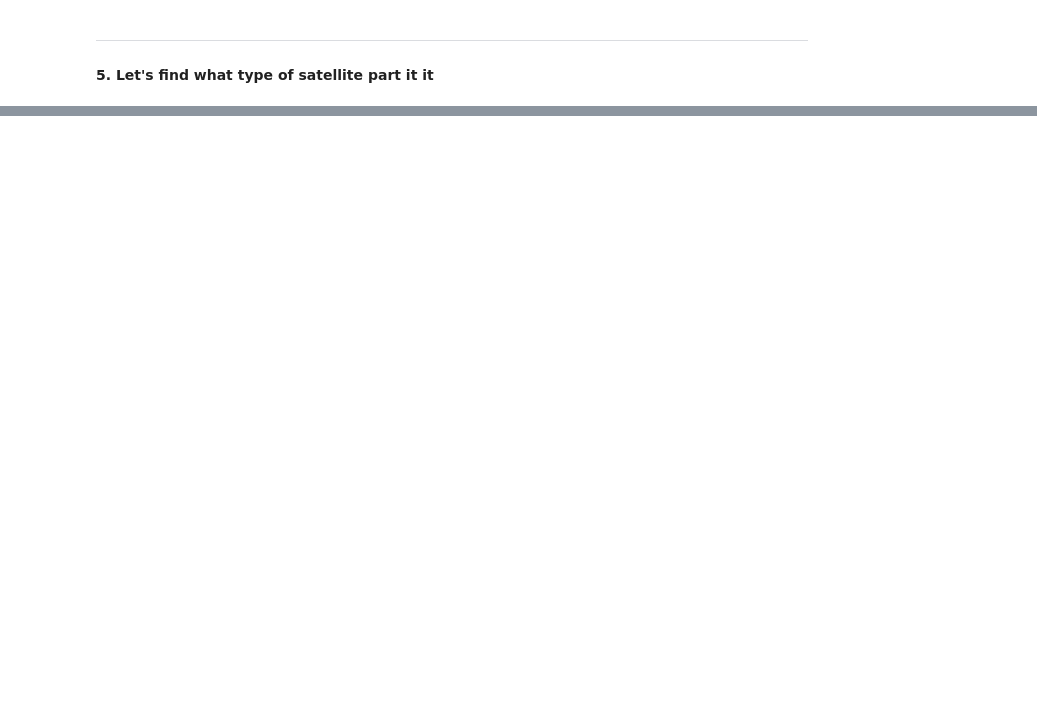
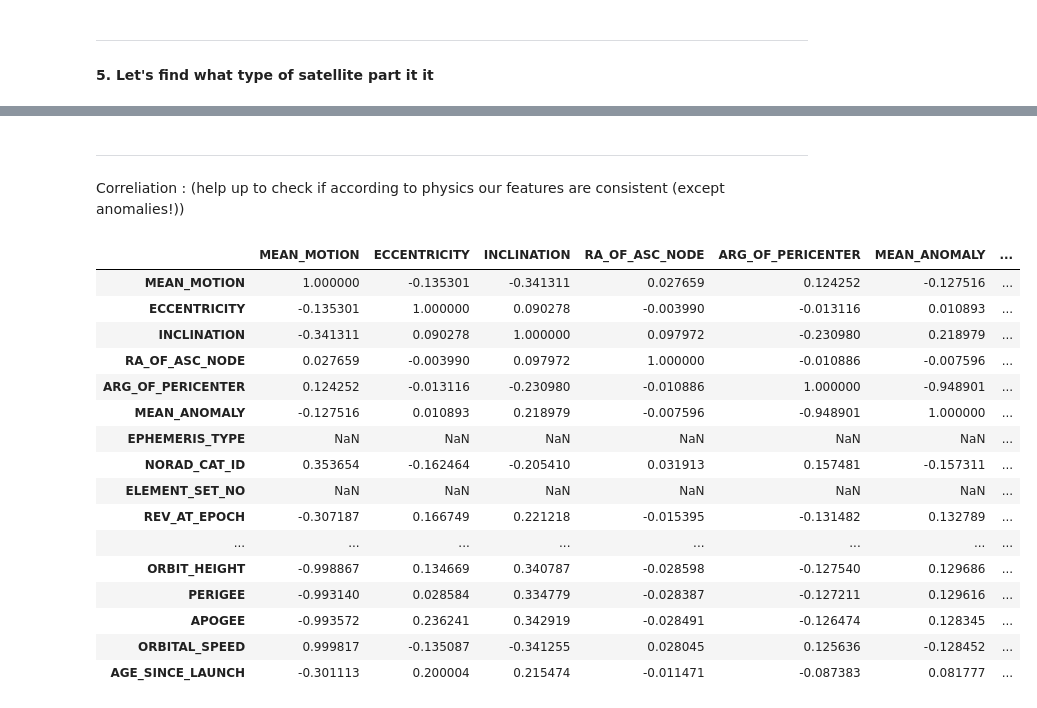
Before and after one commit to Sushrut2007/SpaceDebrisRadar.AI, a Jupyter notebook: notebooks/03_feature_engineering.ipynb, the cells around one changed output, grey strips where cells are left out. Saved outputs shown, nothing was run; the diff lists cells and outputs as text; code cells hidden in the pictures; blank space fills up the shorter version.

```diff
--- a/notebooks/03_feature_engineering.ipynb
+++ b/notebooks/03_feature_engineering.ipynb
@@ -368,0 +379,23 @@ Name: count, dtype: int64
+# %% [markdown]
+---
+Correliation : (help up to check if according to physics our features are consistent (except anomalies!))
+# %%
+df.corr(numeric_only=True)
+# %% [output]
+|  | MEAN_MOTION | ECCENTRICITY | INCLINATION | RA_OF_ASC_NODE | ARG_OF_PERICENTER | MEAN_ANOMALY | ... |
+| MEAN_MOTION | 1.000000 | -0.135301 | -0.341311 | 0.027659 | 0.124252 | -0.127516 | ... |
+| ECCENTRICITY | -0.135301 | 1.000000 | 0.090278 | -0.003990 | -0.013116 | 0.010893 | ... |
+| INCLINATION | -0.341311 | 0.090278 | 1.000000 | 0.097972 | -0.230980 | 0.218979 | ... |
+| RA_OF_ASC_NODE | 0.027659 | -0.003990 | 0.097972 | 1.000000 | -0.010886 | -0.007596 | ... |
+| ARG_OF_PERICENTER | 0.124252 | -0.013116 | -0.230980 | -0.010886 | 1.000000 | -0.948901 | ... |
+| MEAN_ANOMALY | -0.127516 | 0.010893 | 0.218979 | -0.007596 | -0.948901 | 1.000000 | ... |
+| EPHEMERIS_TYPE | NaN | NaN | NaN | NaN | NaN | NaN | ... |
+| NORAD_CAT_ID | 0.353654 | -0.162464 | -0.205410 | 0.031913 | 0.157481 | -0.157311 | ... |
+| ELEMENT_SET_NO | NaN | NaN | NaN | NaN | NaN | NaN | ... |
+| REV_AT_EPOCH | -0.307187 | 0.166749 | 0.221218 | -0.015395 | -0.131482 | 0.132789 | ... |
+| ... | ... | ... | ... | ... | ... | ... | ... |
+| ORBIT_HEIGHT | -0.998867 | 0.134669 | 0.340787 | -0.028598 | -0.127540 | 0.129686 | ... |
+| PERIGEE | -0.993140 | 0.028584 | 0.334779 | -0.028387 | -0.127211 | 0.129616 | ... |
+| APOGEE | -0.993572 | 0.236241 | 0.342919 | -0.028491 | -0.126474 | 0.128345 | ... |
+| ORBITAL_SPEED | 0.999817 | -0.135087 | -0.341255 | 0.028045 | 0.125636 | -0.128452 | ... |
+| AGE_SINCE_LAUNCH | -0.301113 | 0.200004 | 0.215474 | -0.011471 | -0.087383 | 0.081777 | ... |
```
Also changed, not shown: parts of 19 cells of this notebook.
